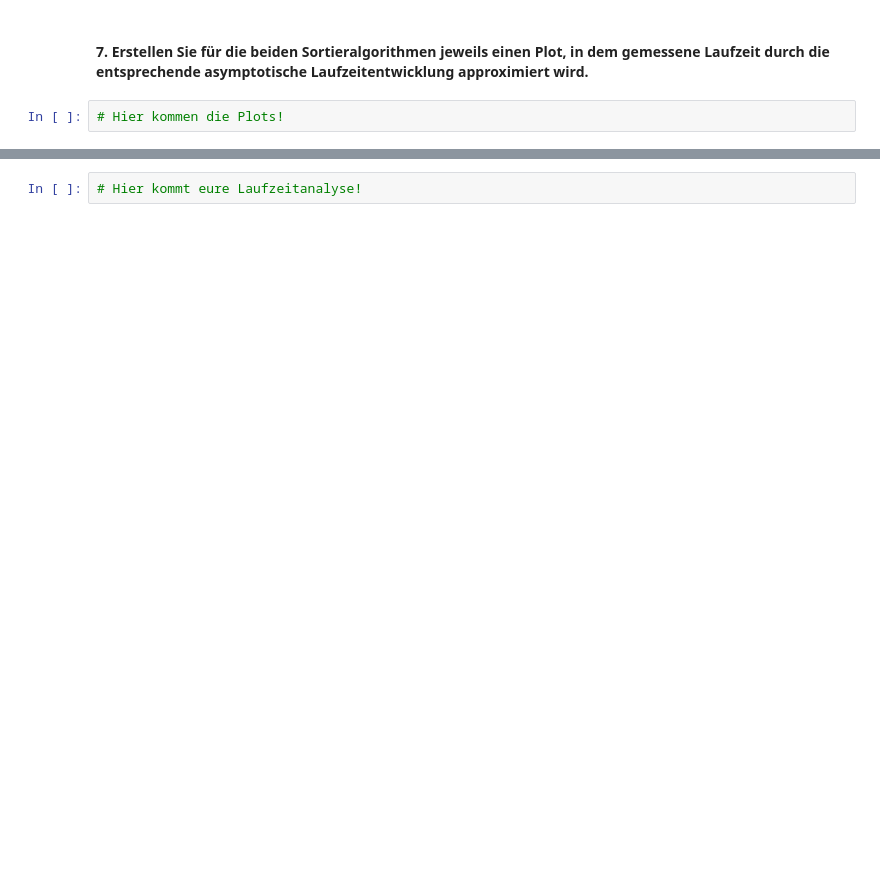
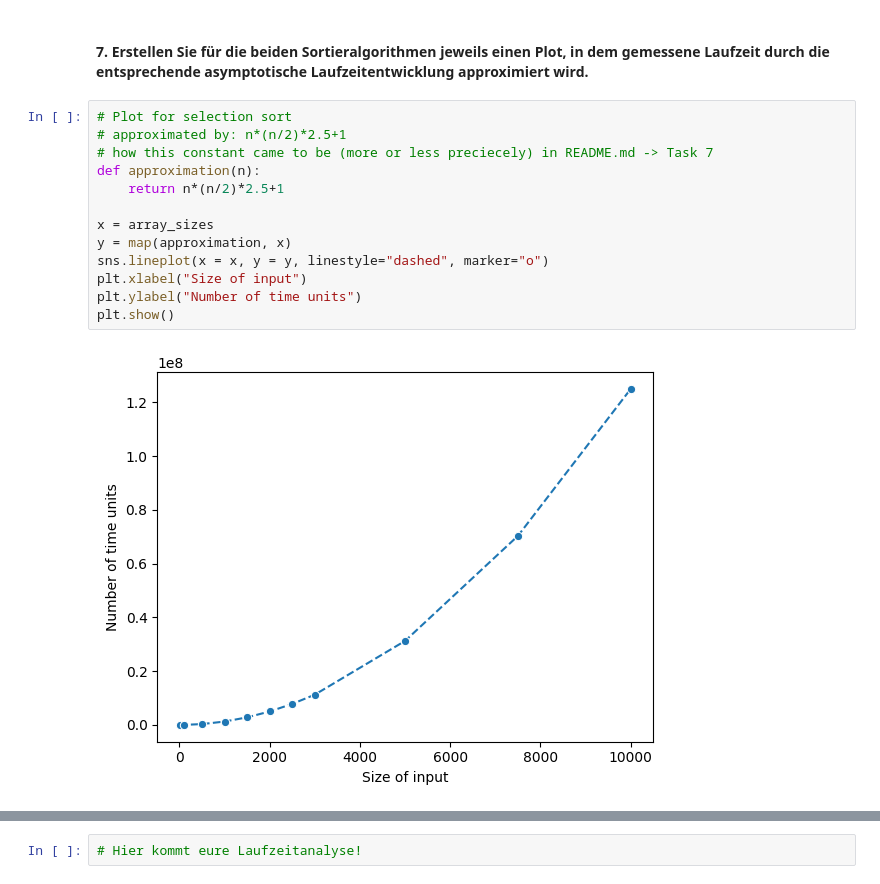
Before and after one commit to Mowodis/-bungsblatt-8, a Jupyter notebook: sorting.ipynb, the cells around one changed output, grey strips where cells are left out. Saved outputs shown, nothing was run; the diff lists cells and outputs as text; blank space fills up the shorter version.

Commit message:
Solved tasks 5, 6, 7

```diff
--- a/sorting.ipynb
+++ b/sorting.ipynb
@@ -68,4 +92,17 @@ for size in arrar_sizes:
 # %% [markdown]
 #### 7. Erstellen Sie für die beiden Sortieralgorithmen jeweils einen Plot, in dem gemessene Laufzeit durch die entsprechende asymptotische Laufzeitentwicklung approximiert wird.
-# %%
-# Hier kommen die Plots!
+# %%
+# Plot for selection sort
+# approximated by: n*(n/2)*2.5+1
+# how this constant came to be (more or less preciecely) in README.md -> Task 7
+def approximation(n):
+    return n*(n/2)*2.5+1
+
+x = array_sizes
+y = map(approximation, x)
+sns.lineplot(x = x, y = y, linestyle="dashed", marker="o")
+plt.xlabel("Size of input")
+plt.ylabel("Number of time units")
+plt.show()
+# %% [output]
+[figure, added]
```
Also changed, not shown: parts of 9 cells of this notebook, 1 other file.
